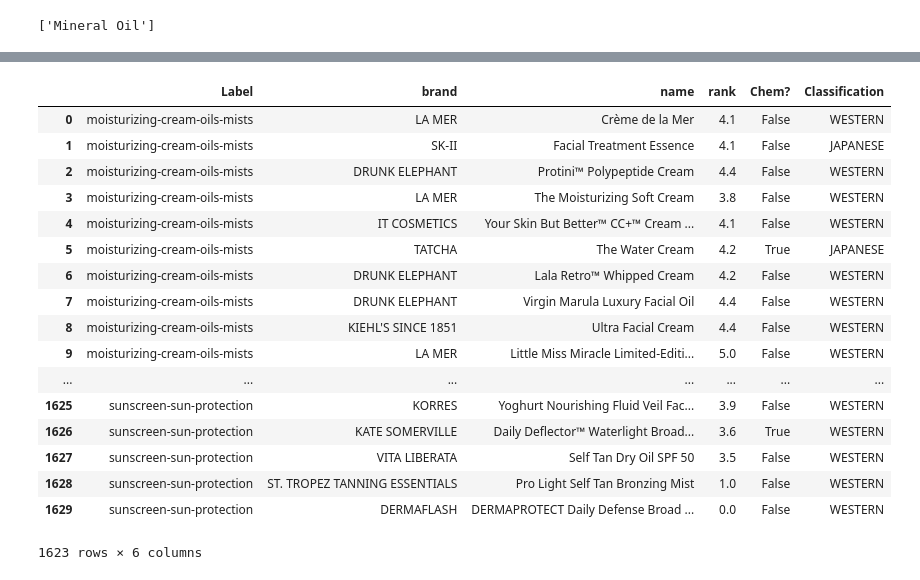
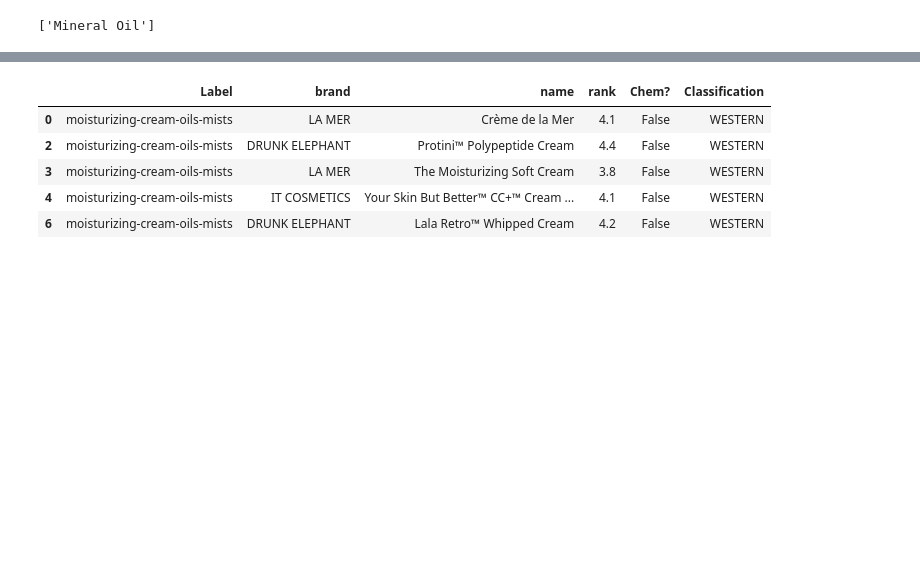
Before and after one commit to nicleong27/EastvsWest_Beauty, a Jupyter notebook: Sephora_Data_Checks.ipynb, the cells around one changed output, grey strips where cells are left out. Drawn from its saved outputs; the diff is of its cells as text; code cells hidden in the pictures; blank space fills up the shorter version.

```diff
--- a/Sephora_Data_Checks.ipynb
+++ b/Sephora_Data_Checks.ipynb
@@ -37,7 +37,18 @@ df.head()
 # %%
 #search for the number of products that contain chemicals in chemical list
 df['ingredients_final'] = df['ingredients']
-chemical_list = ['Titanium Dioxide', 'Talc', 'Benzophenone', 'Ginkgo Biloba Extract', 'Carbon Black']
+chemical_list = ['Titanium Dioxide',
+                 'Benzophenone',
+                 'Ginkgo Biloba Extract',
+                 'Coffee',
+                 'Aloe Vera, Whole Leaf Extract',
+                 'Caffeic Acid',
+                 'Butylated Hydroxyanisole',
+                 'Acetaldehyde',
+                 'Benzo[A]Pyrene',
+                 'Benz[A]Anthracene',
+                 'Estragole',
+                 'Safrole']
 
 df['Chem?'] = df['ingredients'].str.contains('|'.join(chemical_list))
 #check if there are any null values
@@ -193,24 +229,14 @@ ax.tick_params(axis='x', rotation=0)
 # %%
 sephora_df2 = df2[['Label', 'brand', 'name', 'rank', 'Chem?', 'Classification']]
-sephora_df2
+
+sephora_df2_comp = sephora_df2[sephora_df2['Classification'] != 'JAPANESE']
+sephora_df2_comp.head()
 # %% [output]
 |  | Label | brand | name | rank | Chem? | Classification |
 | 0 | moisturizing-cream-oils-mists | LA MER | Crème de la Mer | 4.1 | False | WESTERN |
-| 1 | moisturizing-cream-oils-mists | SK-II | Facial Treatment Essence | 4.1 | False | JAPANESE |
 | 2 | moisturizing-cream-oils-mists | DRUNK ELEPHANT | Protini™ Polypeptide Cream | 4.4 | False | WESTERN |
 | 3 | moisturizing-cream-oils-mists | LA MER | The Moisturizing Soft Cream | 3.8 | False | WESTERN |
 | 4 | moisturizing-cream-oils-mists | IT COSMETICS | Your Skin But Better™ CC+™ Cream ... | 4.1 | False | WESTERN |
-| 5 | moisturizing-cream-oils-mists | TATCHA | The Water Cream | 4.2 | True | JAPANESE |
 | 6 | moisturizing-cream-oils-mists | DRUNK ELEPHANT | Lala Retro™ Whipped Cream | 4.2 | False | WESTERN |
-| 7 | moisturizing-cream-oils-mists | DRUNK ELEPHANT | Virgin Marula Luxury Facial Oil | 4.4 | False | WESTERN |
-| 8 | moisturizing-cream-oils-mists | KIEHL'S SINCE 1851 | Ultra Facial Cream | 4.4 | False | WESTERN |
-| 9 | moisturizing-cream-oils-mists | LA MER | Little Miss Miracle Limited-Editi... | 5.0 | False | WESTERN |
-| ... | ... | ... | ... | ... | ... | ... |
-| 1625 | sunscreen-sun-protection | KORRES | Yoghurt Nourishing Fluid Veil Fac... | 3.9 | False | WESTERN |
-| 1626 | sunscreen-sun-protection | KATE SOMERVILLE | Daily Deflector™ Waterlight Broad... | 3.6 | True | WESTERN |
-| 1627 | sunscreen-sun-protection | VITA LIBERATA | Self Tan Dry Oil SPF 50 | 3.5 | False | WESTERN |
-| 1628 | sunscreen-sun-protection | ST. TROPEZ TANNING ESSENTIALS | Pro Light Self Tan Bronzing Mist | 1.0 | False | WESTERN |
-| 1629 | sunscreen-sun-protection | DERMAFLASH | DERMAPROTECT Daily Defense Broad ... | 0.0 | False | WESTERN |
-1623 rows × 6 columns
 # %%
 #dataframe with nontoxic chemicals
```
Also changed, not shown: parts of 14 cells of this notebook.
